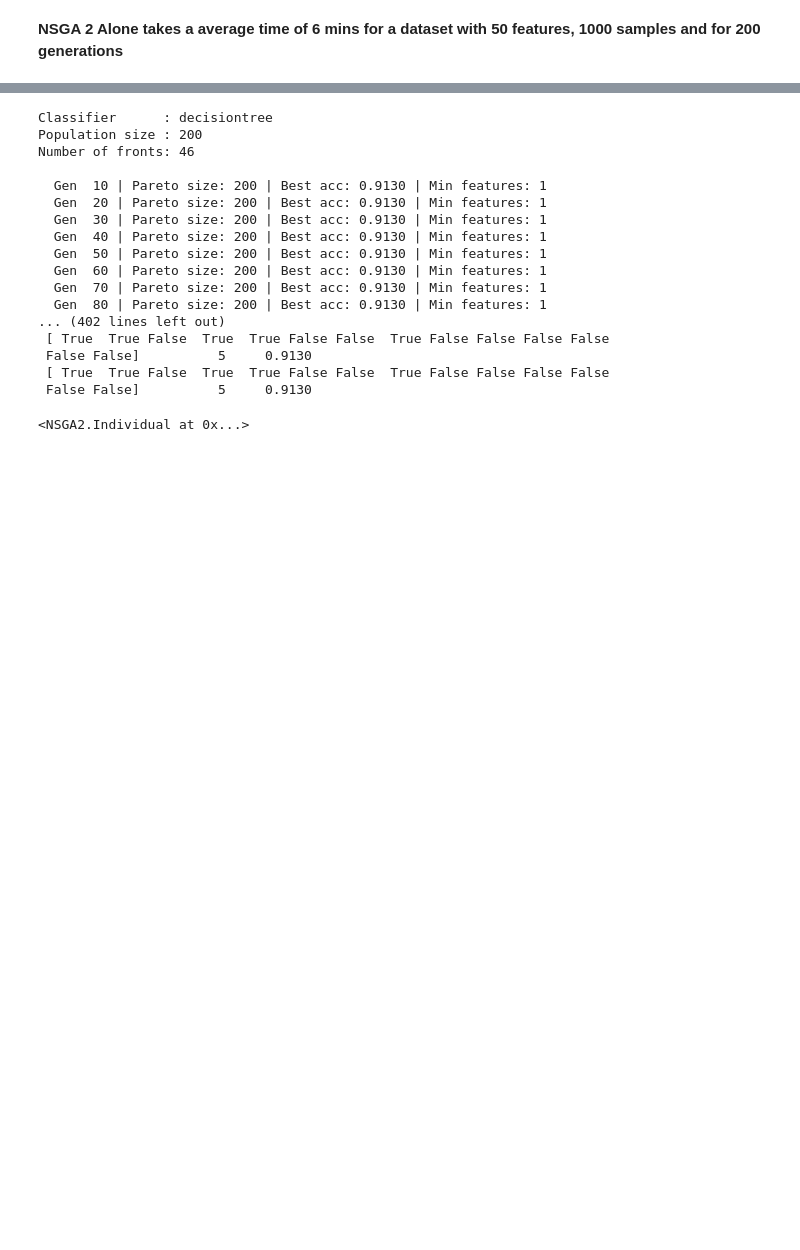
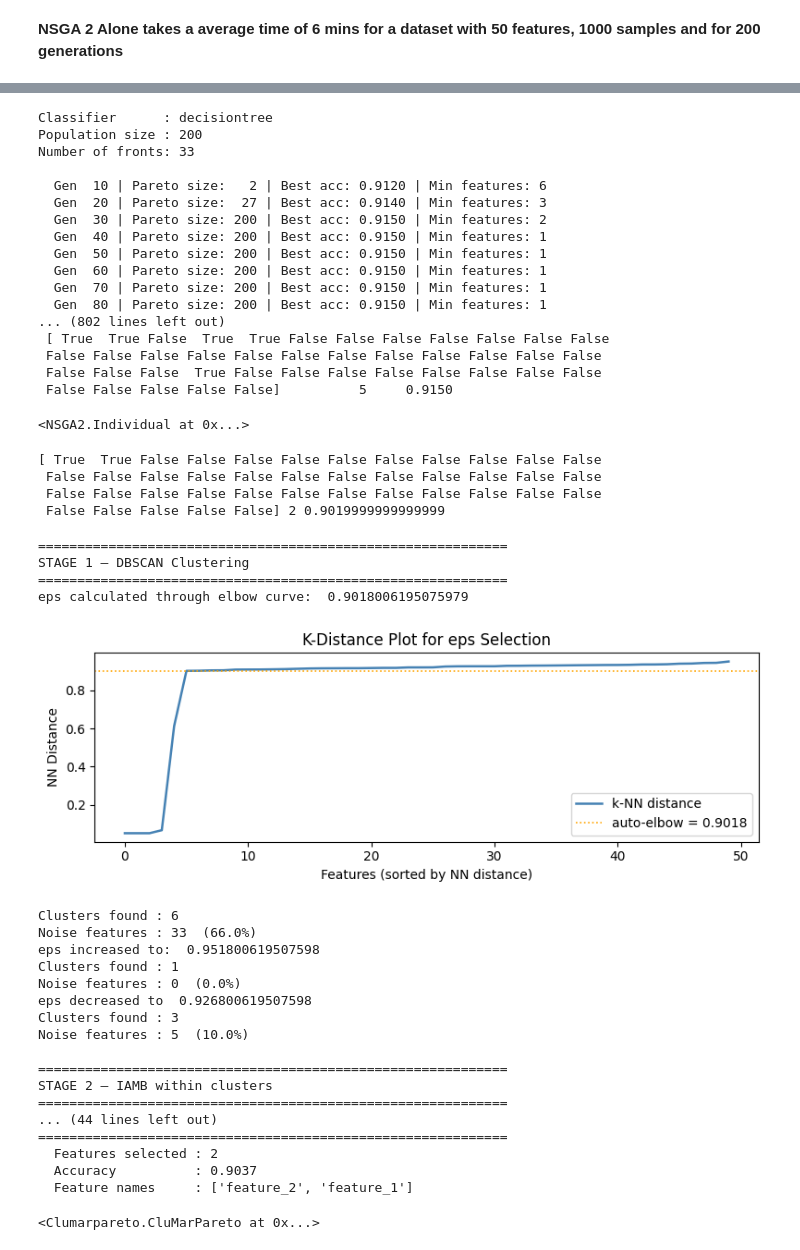
Before and after one commit to LalithKishore-S/CluMarPareto, a Jupyter notebook: Results_observations.ipynb, the cells around one changed output, grey strips where cells are left out. Saved outputs shown, nothing was run; the diff lists cells and outputs as text; code cells hidden in the pictures; blank space fills up the shorter version.

Commit message:
Single unified class for CluMarPareto

```diff
--- a/Results_observations.ipynb
+++ b/Results_observations.ipynb
@@ -76,10 +77,12 @@ print(sol.mask_features, sol.obj_scores[0], sol.obj_scores[1])
  False False] 2 0.9029999999999999
 # %% [markdown]
 <b>NSGA 2 Alone takes a average time of 6 mins for a dataset with 50 features, 1000 samples and for 200 generations
+# %%
+X_train, X_test = train_test_split(data, test_size=0.2, random_state=42)
 # %%
-feature_cols = data.columns
+feature_cols = data.columns[:-1]
 model = DBSCAN_Clustering()
-model.build_distance_matrix(data.iloc[:,:-1].values)
+model.build_distance_matrix(X_train.iloc[:,:-1].values)
 model.cluster_features(feature_names=feature_cols)
 
 print("\nCluster assignments:")
@@ -90,10 +93,11 @@ if model.noise:
     noise_names = [feature_cols[i] for i in model.noise]
     print(f"  Noise features: {noise_names}")
 
-X_train, X_test, y_train, y_test = train_test_split(data.iloc[:,:-1].values, data.iloc[:,-1].values, test_size=0.2, random_state=42)
+# X_train, X_test, y_train, y_test = train_test_split(data.iloc[:,:-1].values, data.iloc[:,-1].values, test_size=0.2, random_state=42)
 
 iamb = IAMB(alpha=0.01, n_bins=5)
-selected = iamb.run(model.clusters, X_train,y_train)
+selected = iamb.run(model.clusters, X_train.iloc[:,:-1].values,X_train.iloc[:,-1].values)
+selected += model.noise
 selected_feature_names=[feature_cols[i] for i in selected]
 print("\nSelected from clusters:", selected)
 print("Selected feature names:", selected_feature_names)
@@ -125,19 +129,55 @@ nsga.fit(data)
 # %% [output]
 Classifier      : decisiontree
 Population size : 200
-Number of fronts: 46
+Number of fronts: 33
 
-  Gen  10 | Pareto size: 200 | Best acc: 0.9130 | Min features: 1
-  Gen  20 | Pareto size: 200 | Best acc: 0.9130 | Min features: 1
-  Gen  30 | Pareto size: 200 | Best acc: 0.9130 | Min features: 1
-  Gen  40 | Pareto size: 200 | Best acc: 0.9130 | Min features: 1
-  Gen  50 | Pareto size: 200 | Best acc: 0.9130 | Min features: 1
-  Gen  60 | Pareto size: 200 | Best acc: 0.9130 | Min features: 1
-  Gen  70 | Pareto size: 200 | Best acc: 0.9130 | Min features: 1
-  Gen  80 | Pareto size: 200 | Best acc: 0.9130 | Min features: 1
-... (402 lines left out)
- [ True  True False  True  True False False  True False False False False
- False False]          5     0.9130
- [ True  True False  True  True False False  True False False False False
- False False]          5     0.9130
+  Gen  10 | Pareto size:   2 | Best acc: 0.9120 | Min features: 6
+  Gen  20 | Pareto size:  27 | Best acc: 0.9140 | Min features: 3
+  Gen  30 | Pareto size: 200 | Best acc: 0.9150 | Min features: 2
+  Gen  40 | Pareto size: 200 | Best acc: 0.9150 | Min features: 1
+  Gen  50 | Pareto size: 200 | Best acc: 0.9150 | Min features: 1
+  Gen  60 | Pareto size: 200 | Best acc: 0.9150 | Min features: 1
+  Gen  70 | Pareto size: 200 | Best acc: 0.9150 | Min features: 1
+  Gen  80 | Pareto size: 200 | Best acc: 0.9150 | Min features: 1
+... (802 lines left out)
+ [ True  True False  True  True False False False False False False False
+ False False False False False False False False False False False False
+ False False False  True False False False False False False False False
+ False False False False False]          5     0.9150
 <NSGA2.Individual at 0x...>
+# %%
+sol = nsga.find_knee_point(nsga.pareto_front_)
+print(sol.mask_features, sol.obj_scores[0], sol.obj_scores[1])
+# %% [output]
+[ True  True False False False False False False False False False False
+ False False False False False False False False False False False False
+ False False False False False False False False False False False False
+ False False False False False] 2 0.9019999999999999
+# %%
+
+pipeline = CluMarPareto(classifier='decisiontree', population_size=100, n_generations=40)
+pipeline.fit(data = X_train)
+# %% [output]
+============================================================
+STAGE 1 — DBSCAN Clustering
+============================================================
+eps calculated through elbow curve:  0.9018006195075979
+[figure, added]
+Clusters found : 6
+Noise features : 33  (66.0%)
+eps increased to:  0.951800619507598
+Clusters found : 1
+Noise features : 0  (0.0%)
+eps decreased to  0.926800619507598
+Clusters found : 3
+Noise features : 5  (10.0%)
+
+============================================================
+STAGE 2 — IAMB within clusters
+============================================================
+... (44 lines left out)
+============================================================
+  Features selected : 2
+  Accuracy          : 0.9037
+  Feature names     : ['feature_2', 'feature_1']
+<Clumarpareto.CluMarPareto at 0x...>
```
Also changed, not shown: parts of 4 cells of this notebook, 2 other files.
